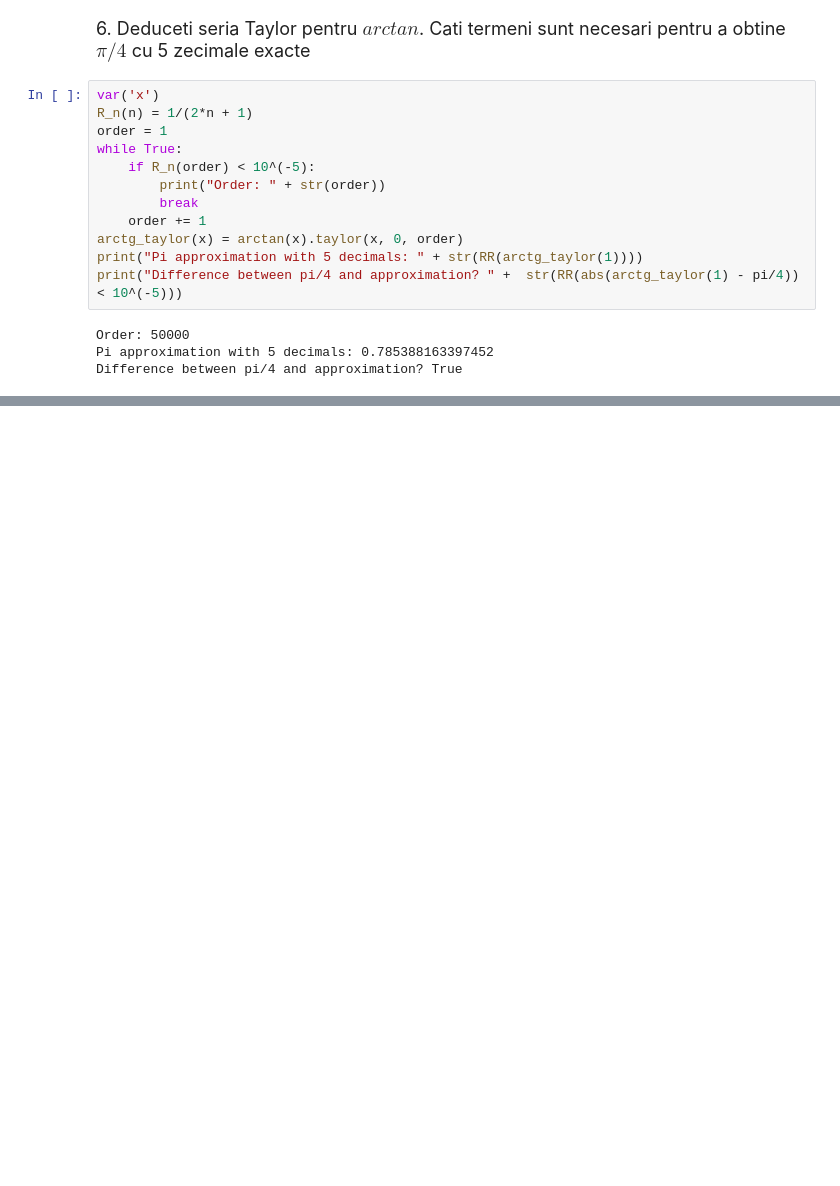
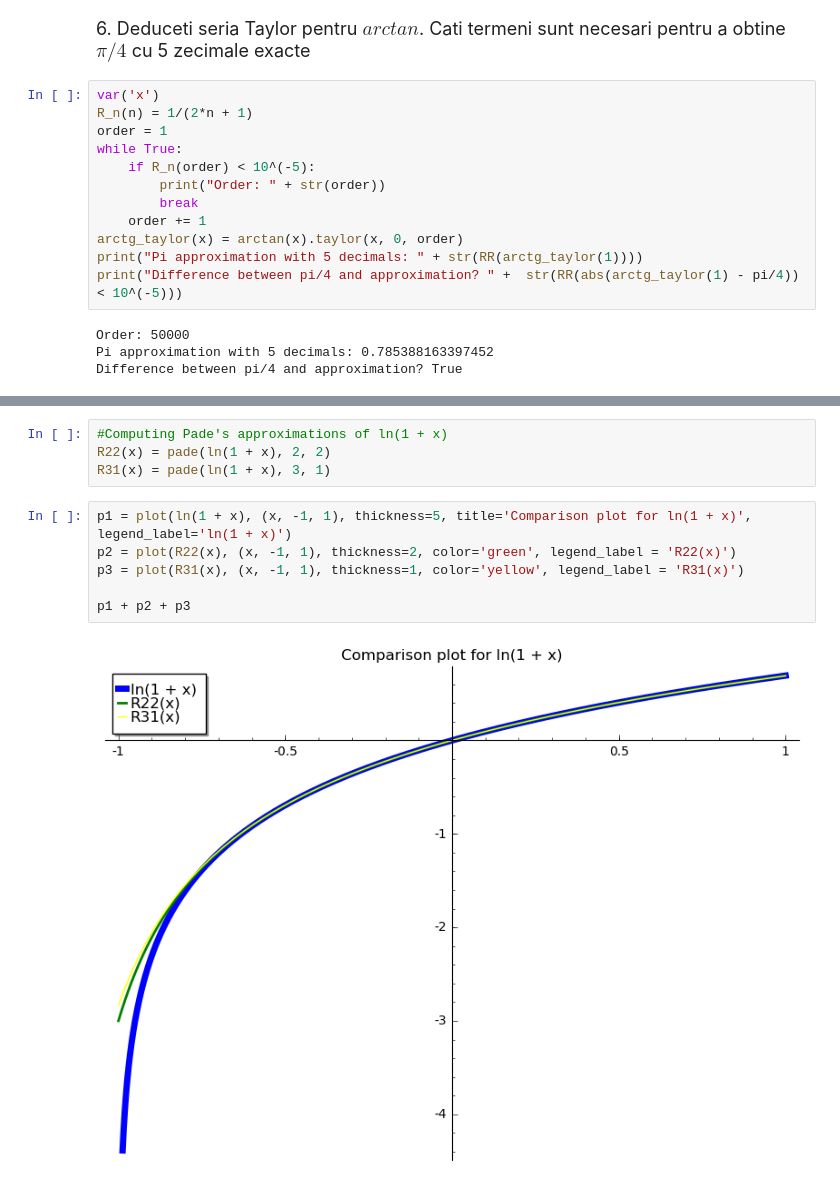
Before and after one commit to GeorgianBadita/University, a Jupyter notebook: Semester6/CN/Labs/Lab1/lab1.ipynb, the cells around one changed output, grey strips where cells are left out. Drawn from its saved outputs; the diff is of its cells as text; blank space fills up the shorter version.

```diff
--- a/Semester6/CN/Labs/Lab1/lab1.ipynb
+++ b/Semester6/CN/Labs/Lab1/lab1.ipynb
@@ -109,0 +190,12 @@ Difference between pi/4 and approximation? True
+# %%
+#Computing Pade's approximations of ln(1 + x)
+R22(x) = pade(ln(1 + x), 2, 2)
+R31(x) = pade(ln(1 + x), 3, 1)
+# %%
+p1 = plot(ln(1 + x), (x, -1, 1), thickness=5, title='Comparison plot for ln(1 + x)', legend_label='ln(1 + x)')
+p2 = plot(R22(x), (x, -1, 1), thickness=2, color='green', legend_label = 'R22(x)')
+p3 = plot(R31(x), (x, -1, 1), thickness=1, color='yellow', legend_label = 'R31(x)')
+
+p1 + p2 + p3
+# %% [output]
+[figure, added]
```
Also changed, not shown: parts of 14 cells of this notebook.
